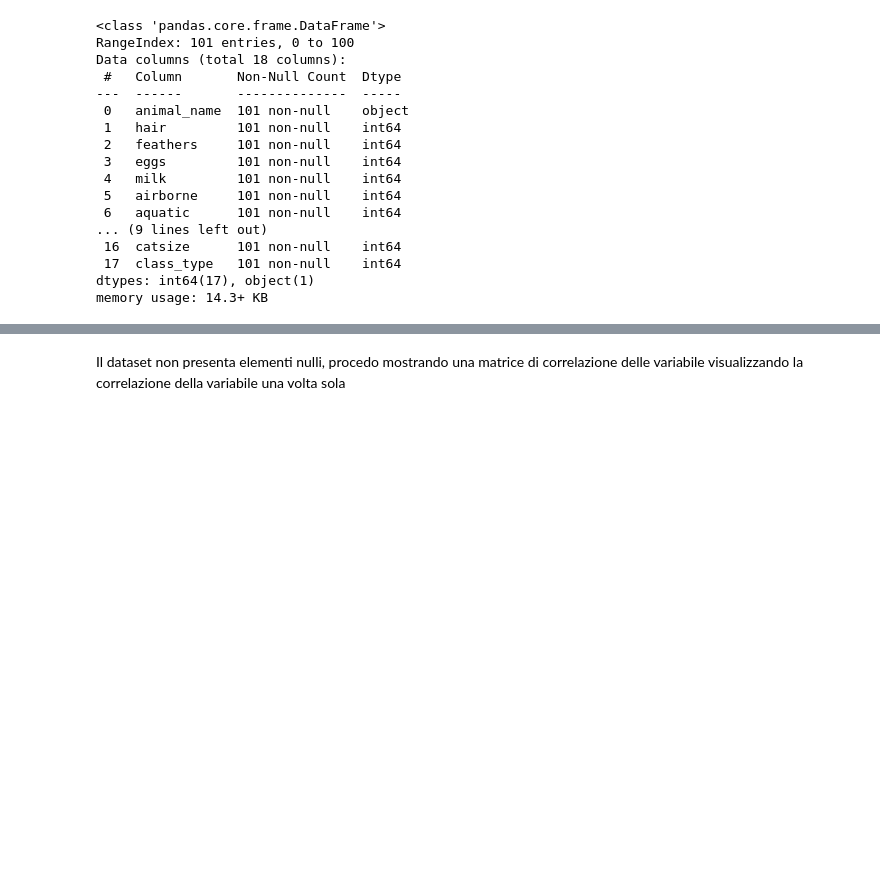
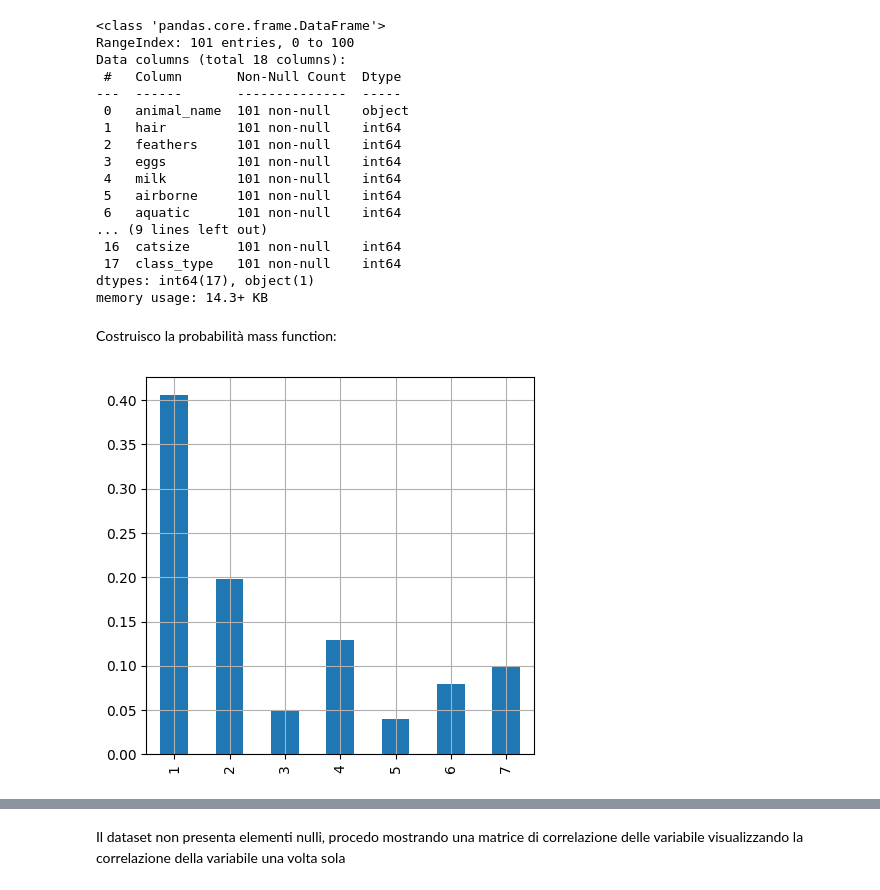
Before and after one commit to khalld/animals-zoo-classification, a Jupyter notebook: code.ipynb, the cells around one changed output, grey strips where cells are left out. Saved outputs shown, nothing was run; the diff lists cells and outputs as text; code cells hidden in the pictures; blank space fills up the shorter version.

```diff
--- a/code.ipynb
+++ b/code.ipynb
@@ -46,3 +46,13 @@ Data columns (total 18 columns):
  17  class_type   101 non-null    int64
 dtypes: int64(17), object(1)
 memory usage: 14.3+ KB
+# %% [markdown]
+Costruisco la probabilità mass function:
+# %%
+plt.rcParams.update({'figure.figsize':(5,5), 'figure.dpi':100})
+# df['class_type'].plot.hist(density=True) # è equivalente adf['class_type'].max() / len(df['class_type'])
+df['class_type'].value_counts(normalize=True).sort_index().plot.bar()
+plt.grid(True)
+plt.show()
+# %% [output]
+[figure, added]
```
Also changed, not shown: parts of 11 cells of this notebook.
